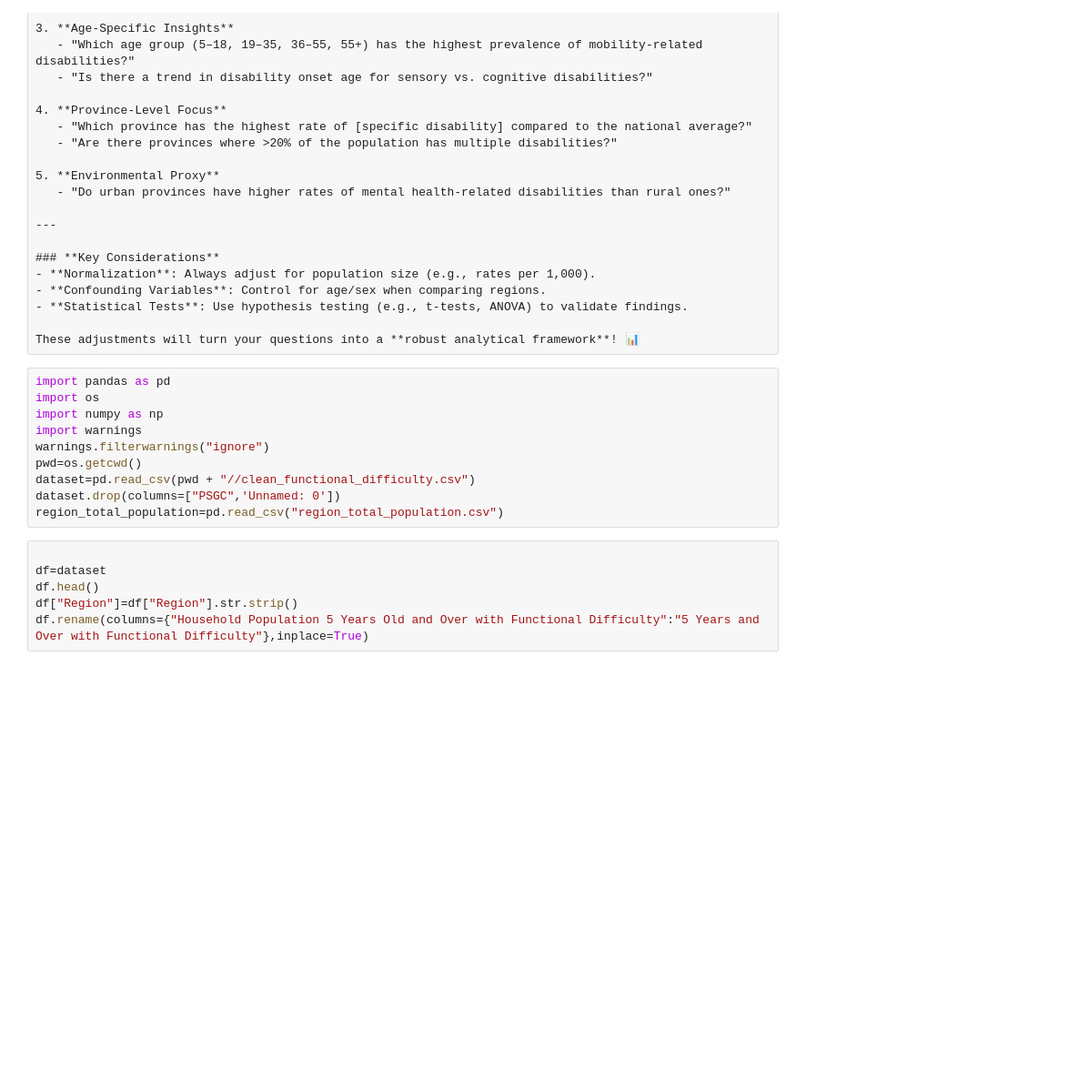
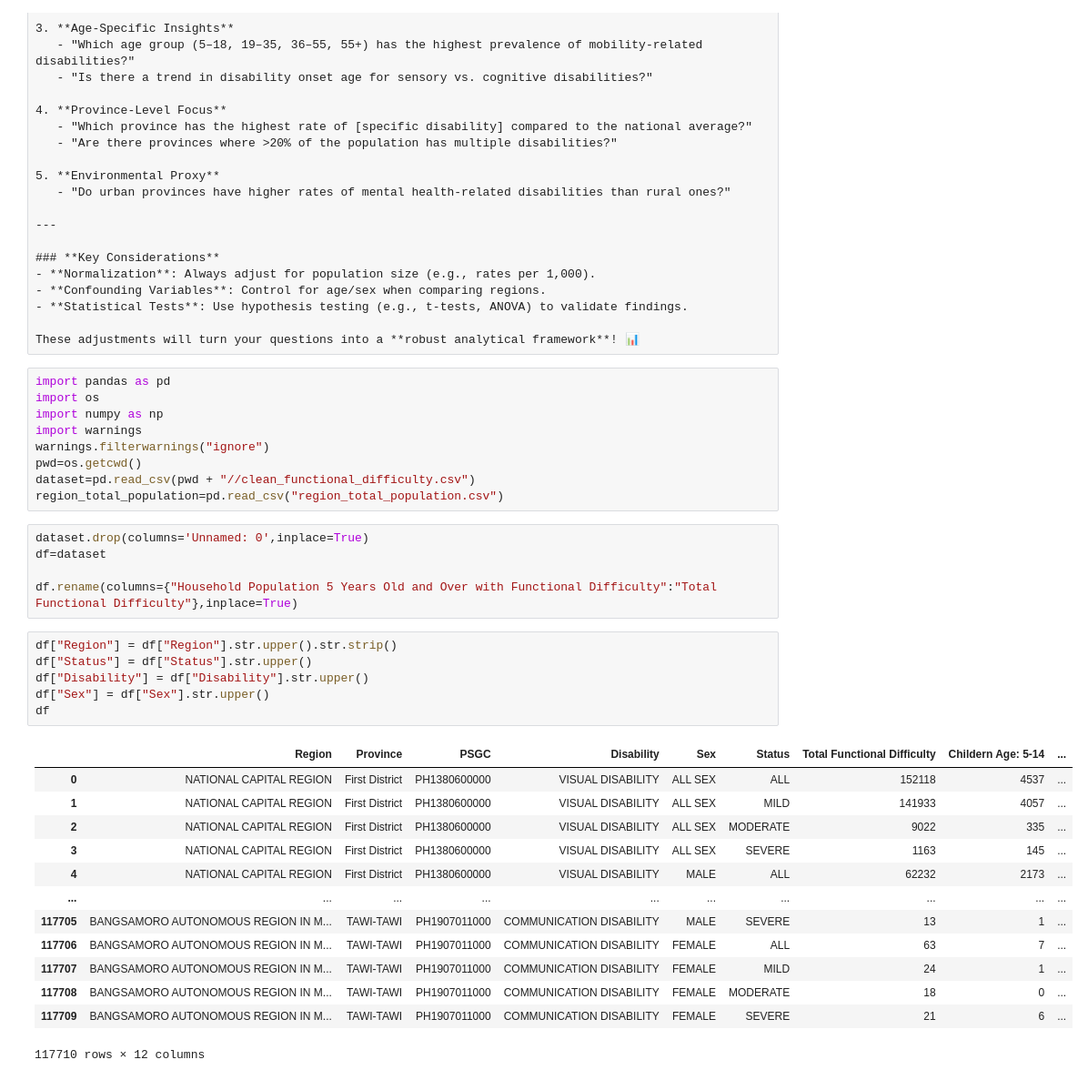
Before and after one commit to Jkianboringot/new-functional-disability, a Jupyter notebook: analyzing_functional_difficulty.ipynb, the cells around one changed output. Shown at 91% size. Cells and saved outputs as stored; diff of their text form; blank space fills up the shorter version.

```diff
--- a/analyzing_functional_difficulty.ipynb
+++ b/analyzing_functional_difficulty.ipynb
@@ -110,11 +121,29 @@ import warnings
 warnings.filterwarnings("ignore")
 pwd=os.getcwd()
 dataset=pd.read_csv(pwd + "//clean_functional_difficulty.csv")
-dataset.drop(columns=["PSGC",'Unnamed: 0'])
 region_total_population=pd.read_csv("region_total_population.csv")
 # %%
+dataset.drop(columns='Unnamed: 0',inplace=True)
+df=dataset
 
-df=dataset
-df.head()
-df["Region"]=df["Region"].str.strip()
-df.rename(columns={"Household Population 5 Years Old and Over with Functional Difficulty":"5 Years and Over with Functional Difficulty"},inplace=True)
+df.rename(columns={"Household Population 5 Years Old and Over with Functional Difficulty":"Total Functional Difficulty"},inplace=True)
+# %%
+df["Region"] = df["Region"].str.upper().str.strip()
+df["Status"] = df["Status"].str.upper()
+df["Disability"] = df["Disability"].str.upper()
+df["Sex"] = df["Sex"].str.upper()
+df
+# %% [output]
+|  | Region | Province | PSGC | Disability | Sex | Status | Total Functional Difficulty | Childern Age: 5-14 | ... |
+| 0 | NATIONAL CAPITAL REGION | First District | PH1380600000 | VISUAL DISABILITY | ALL SEX | ALL | 152118 | 4537 | ... |
+| 1 | NATIONAL CAPITAL REGION | First District | PH1380600000 | VISUAL DISABILITY | ALL SEX | MILD | 141933 | 4057 | ... |
+| 2 | NATIONAL CAPITAL REGION | First District | PH1380600000 | VISUAL DISABILITY | ALL SEX | MODERATE | 9022 | 335 | ... |
+| 3 | NATIONAL CAPITAL REGION | First District | PH1380600000 | VISUAL DISABILITY | ALL SEX | SEVERE | 1163 | 145 | ... |
+| 4 | NATIONAL CAPITAL REGION | First District | PH1380600000 | VISUAL DISABILITY | MALE | ALL | 62232 | 2173 | ... |
+| ... | ... | ... | ... | ... | ... | ... | ... | ... | ... |
+| 117705 | BANGSAMORO AUTONOMOUS REGION IN M... | TAWI-TAWI | PH1907011000 | COMMUNICATION DISABILITY | MALE | SEVERE | 13 | 1 | ... |
+| 117706 | BANGSAMORO AUTONOMOUS REGION IN M... | TAWI-TAWI | PH1907011000 | COMMUNICATION DISABILITY | FEMALE | ALL | 63 | 7 | ... |
+| 117707 | BANGSAMORO AUTONOMOUS REGION IN M... | TAWI-TAWI | PH1907011000 | COMMUNICATION DISABILITY | FEMALE | MILD | 24 | 1 | ... |
+| 117708 | BANGSAMORO AUTONOMOUS REGION IN M... | TAWI-TAWI | PH1907011000 | COMMUNICATION DISABILITY | FEMALE | MODERATE | 18 | 0 | ... |
+| 117709 | BANGSAMORO AUTONOMOUS REGION IN M... | TAWI-TAWI | PH1907011000 | COMMUNICATION DISABILITY | FEMALE | SEVERE | 21 | 6 | ... |
+117710 rows × 12 columns
```
Also changed, not shown: parts of 19 cells of this notebook.
